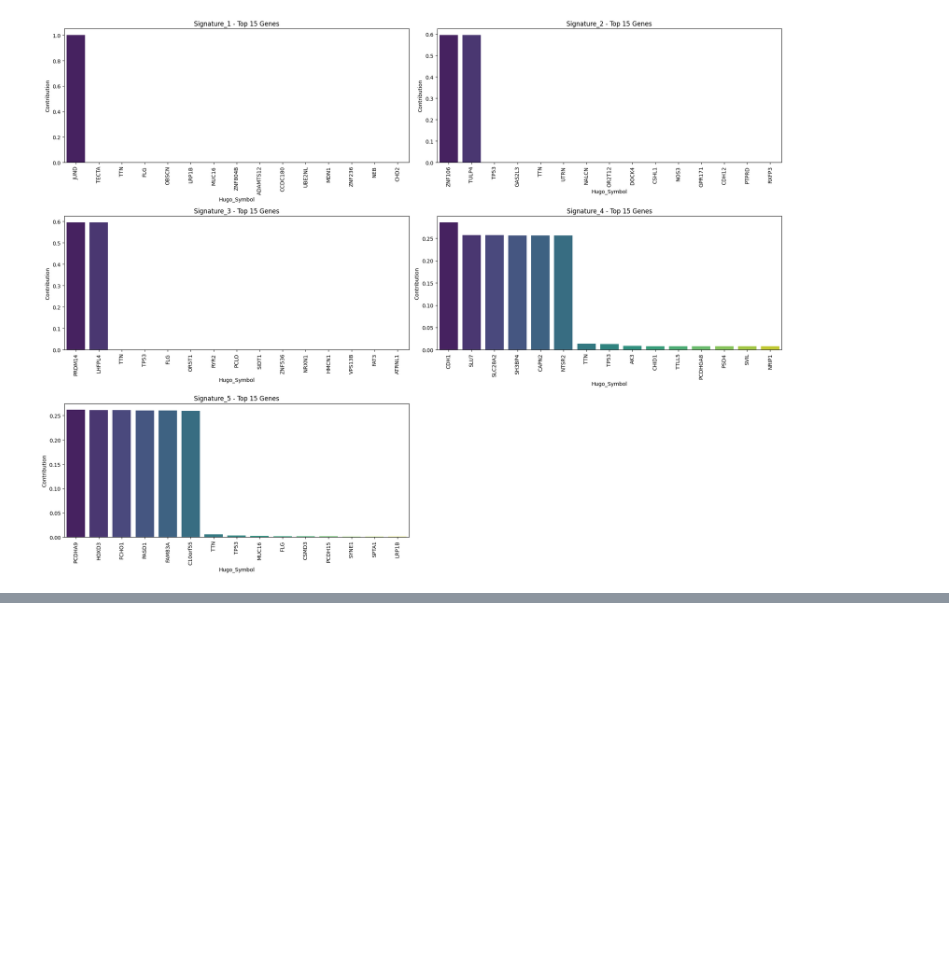
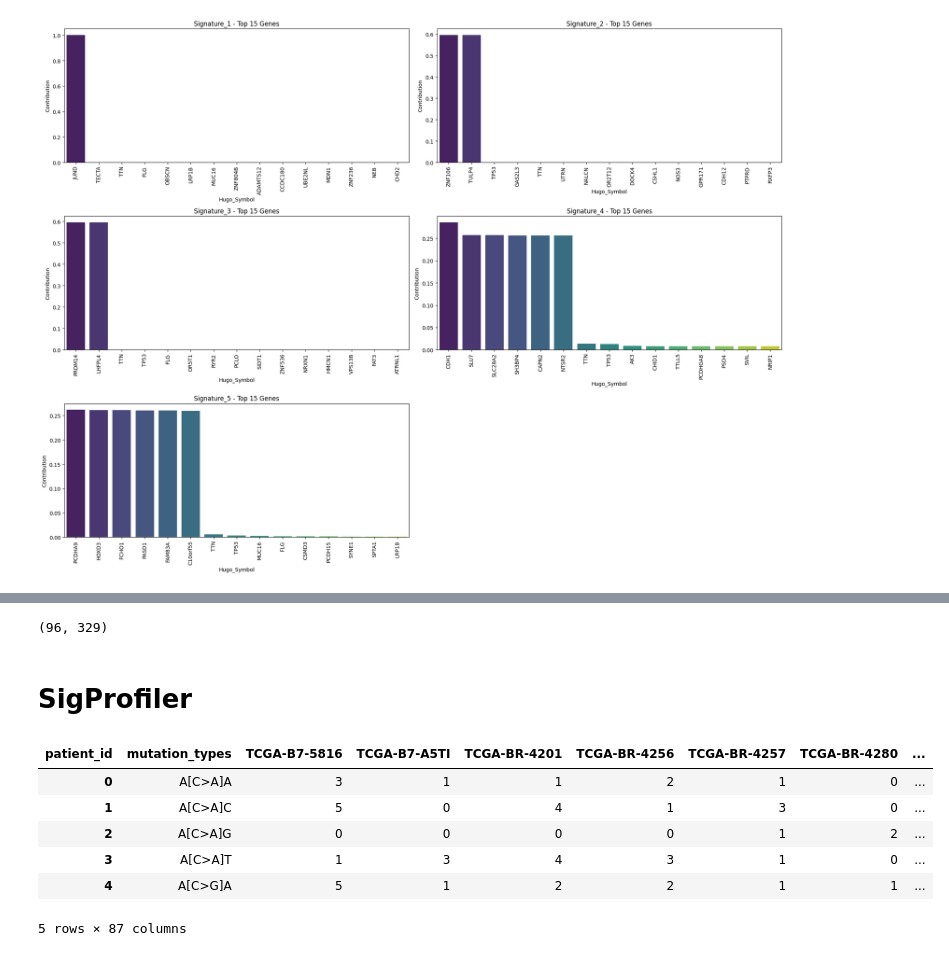
Before and after one commit to anl078/ECE204Repo, a Jupyter notebook: project3/project3.ipynb, the cells around one changed output, grey strips where cells are left out. Drawn from its saved outputs; the diff is of its cells as text; code cells hidden in the pictures; blank space fills up the shorter version.

```diff
--- a/project3/project3.ipynb
+++ b/project3/project3.ipynb
@@ -311,0 +454,24 @@ Passing `palette` without assigning `hue` is deprecated and will be removed in v
+# %%
+high_mut_filt["context_tri_ref"] = high_mut_filt["context_corrected"].apply(lambda x: x[(len(x)-3)//2:(len(x)-3)//2+3])
+low_mut_filt["context_tri_ref"] = low_mut_filt["context_corrected"].apply(lambda x: x[(len(x)-3)//2:(len(x)-3)//2+3])
+
+low_mut_filt["context_tri_mut"] = low_mut_filt["context_tri_ref"].str[0] + low_mut_filt["mut_corrected"].str[0] + low_mut_filt["context_tri_ref"].str[2]
+high_mut_filt["context_tri_mut"] = high_mut_filt["context_tri_ref"].str[0] + high_mut_filt["mut_corrected"].str[0] + high_mut_filt["context_tri_ref"].str[2]
+
+low_mut_filt[['std_context_tri_ref', 'std_context_tri_mut']] = low_mut_filt.apply(
+    lambda row: standardize_to_pyrimidine(row['context_tri_ref'], row['context_tri_mut']),
+    axis=1, result_type='expand'
+)
+low_mut_filt["mutation_types"] = low_mut_filt["std_context_tri_ref"].astype(str).str[0] + "[" + low_mut_filt["std_context_tri_ref"].astype(str).str[1] + ">" + low_mut_filt["std_context_tri_mut"].astype(str).str[1] + "]" + low_mut_filt["std_context_tri_mut"].astype(str).str[2]
+
+high_mut_filt[['std_context_tri_ref', 'std_context_tri_mut']] = high_mut_filt.apply(
+    lambda row: standardize_to_pyrimidine(row['context_tri_ref'], row['context_tri_mut']),
+    axis=1, result_type='expand'
+)
+high_mut_filt["mutation_types"] = high_mut_filt["std_context_tri_ref"].astype(str).str[0] + "[" + high_mut_filt["std_context_tri_ref"].astype(str).str[1] + ">" + high_mut_filt["std_context_tri_mut"].astype(str).str[1] + "]" + high_mut_filt["std_context_tri_mut"].astype(str).str[2]
+# %%
+low_matrix = build_mutation_matrix(low_mut_filt, context_col = "mutation_types")
+high_matrix = build_mutation_matrix(high_mut_filt, context_col = "mutation_types")
+# %%
+low_matrix_T = low_matrix.T
+high_matrix_T = high_matrix.T
@@ -311,0 +482,6 @@ Passing `palette` without assigning `hue` is deprecated and will be removed in v
+# %%
+low_matrix_T.shape
+# %% [output]
+(96, 329)
+# %% [markdown]
+# SigProfiler
@@ -311,0 +490,12 @@ Passing `palette` without assigning `hue` is deprecated and will be removed in v
+# %%
+high_matrix_T = high_matrix_T.reset_index(names="mutation_types")
+# high_matrix_T = high_matrix_T.drop(columns=["patient_id"])
+high_matrix_T.head()
+# %% [output]
+| patient_id | mutation_types | TCGA-B7-5816 | TCGA-B7-A5TI | TCGA-BR-4201 | TCGA-BR-4256 | TCGA-BR-4257 | TCGA-BR-4280 | ... |
+| 0 | A[C>A]A | 3 | 1 | 1 | 2 | 1 | 0 | ... |
+| 1 | A[C>A]C | 5 | 0 | 4 | 1 | 3 | 0 | ... |
+| 2 | A[C>A]G | 0 | 0 | 0 | 0 | 1 | 2 | ... |
+| 3 | A[C>A]T | 1 | 3 | 4 | 3 | 1 | 0 | ... |
+| 4 | A[C>G]A | 5 | 1 | 2 | 2 | 1 | 1 | ... |
+5 rows × 87 columns
```
Also changed, not shown: parts of 13 cells of this notebook, 5 other files.
